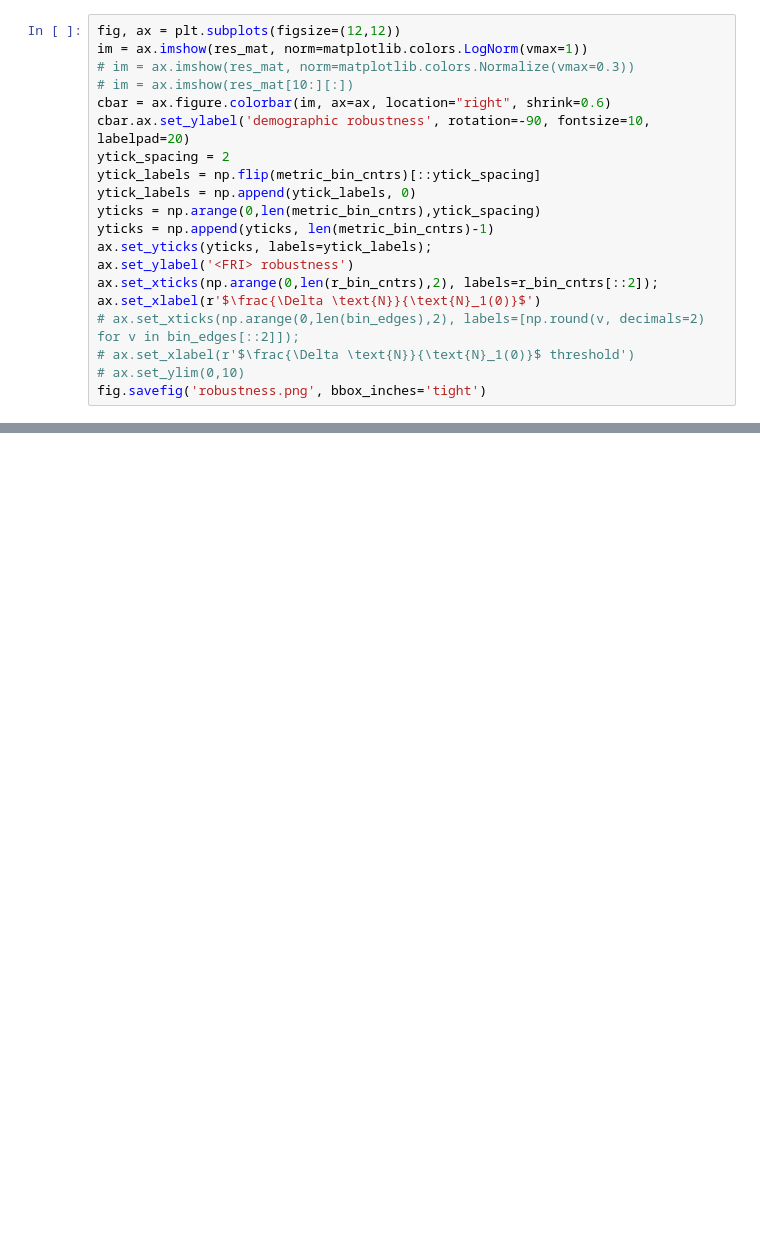
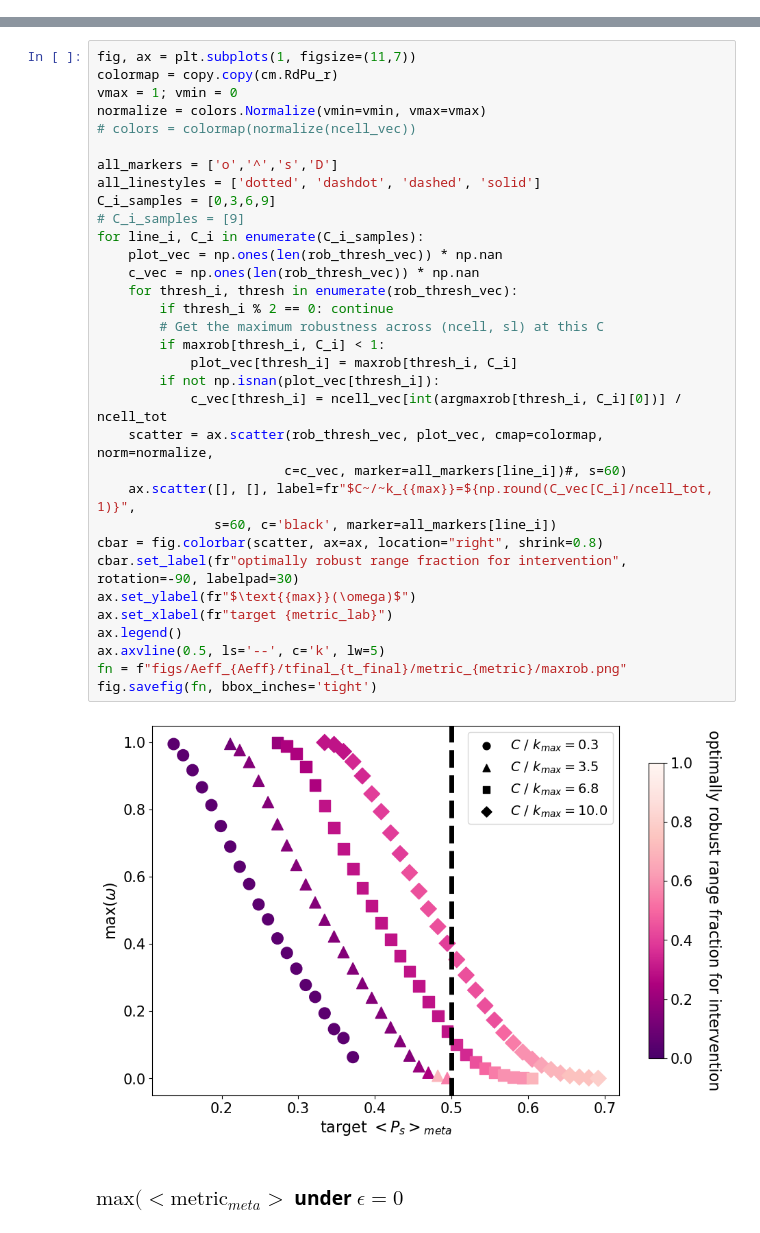
Before and after one commit to patricklawton/TecateCypress, a Jupyter notebook: sensitivity/viz.ipynb, the cells around one changed output, grey strips where cells are left out. Drawn from its saved outputs; the diff is of its cells as text; blank space fills up the shorter version.

```diff
--- a/sensitivity/viz.ipynb
+++ b/sensitivity/viz.ipynb
@@ -3234,20 +0,0 @@ for r_bin_i, r_left in enumerate(bin_edges):
-# %%
-fig, ax = plt.subplots(figsize=(12,12))
-im = ax.imshow(res_mat, norm=matplotlib.colors.LogNorm(vmax=1))
-# im = ax.imshow(res_mat, norm=matplotlib.colors.Normalize(vmax=0.3))
-# im = ax.imshow(res_mat[10:][:])
-cbar = ax.figure.colorbar(im, ax=ax, location="right", shrink=0.6)
-cbar.ax.set_ylabel('demographic robustness', rotation=-90, fontsize=10, labelpad=20)
-ytick_spacing = 2
-ytick_labels = np.flip(metric_bin_cntrs)[::ytick_spacing]
-ytick_labels = np.append(ytick_labels, 0)
-yticks = np.arange(0,len(metric_bin_cntrs),ytick_spacing)
-yticks = np.append(yticks, len(metric_bin_cntrs)-1)
-ax.set_yticks(yticks, labels=ytick_labels);
-ax.set_ylabel('<FRI> robustness')
-ax.set_xticks(np.arange(0,len(r_bin_cntrs),2), labels=r_bin_cntrs[::2]);
-ax.set_xlabel(r'$\frac{\Delta \text{N}}{\text{N}_1(0)}$')
-# ax.set_xticks(np.arange(0,len(bin_edges),2), labels=[np.round(v, decimals=2) for v in bin_edges[::2]]);
-# ax.set_xlabel(r'$\frac{\Delta \text{N}}{\text{N}_1(0)}$ threshold')
-# ax.set_ylim(0,10)
-fig.savefig('robustness.png', bbox_inches='tight')
@@ -3253,0 +103,37 @@ fig.savefig('robustness.png', bbox_inches='tight')
+# %%
+fig, ax = plt.subplots(1, figsize=(11,7))
+colormap = copy.copy(cm.RdPu_r)
+vmax = 1; vmin = 0
+normalize = colors.Normalize(vmin=vmin, vmax=vmax)
+# colors = colormap(normalize(ncell_vec))
+
+all_markers = ['o','^','s','D']
+all_linestyles = ['dotted', 'dashdot', 'dashed', 'solid']
+C_i_samples = [0,3,6,9]
+# C_i_samples = [9]
+for line_i, C_i in enumerate(C_i_samples):
+    plot_vec = np.ones(len(rob_thresh_vec)) * np.nan
+    c_vec = np.ones(len(rob_thresh_vec)) * np.nan
+    for thresh_i, thresh in enumerate(rob_thresh_vec):
+        if thresh_i % 2 == 0: continue
+        # Get the maximum robustness across (ncell, sl) at this C
+        if maxrob[thresh_i, C_i] < 1:
+            plot_vec[thresh_i] = maxrob[thresh_i, C_i]
+        if not np.isnan(plot_vec[thresh_i]):
+            c_vec[thresh_i] = ncell_vec[int(argmaxrob[thresh_i, C_i][0])] / ncell_tot
+    scatter = ax.scatter(rob_thresh_vec, plot_vec, cmap=colormap, norm=normalize,
+                        c=c_vec, marker=all_markers[line_i])#, s=60)
+    ax.scatter([], [], label=fr"$C~/~k_{{max}}=${np.round(C_vec[C_i]/ncell_tot, 1)}",
+               s=60, c='black', marker=all_markers[line_i])
+cbar = fig.colorbar(scatter, ax=ax, location="right", shrink=0.8)
+cbar.set_label(fr"optimally robust range fraction for intervention", rotation=-90, labelpad=30)
+ax.set_ylabel(fr"$\text{{max}}(\omega)$")
+ax.set_xlabel(fr"target {metric_lab}")
+ax.legend()
+ax.axvline(0.5, ls='--', c='k', lw=5)
+fn = f"figs/Aeff_{Aeff}/tfinal_{t_final}/metric_{metric}/maxrob.png"
+fig.savefig(fn, bbox_inches='tight')
+# %% [output]
+[figure, added]
+# %% [markdown]
+### $\text{max}(<\text{metric}_{meta}>$ under $\epsilon=0$
```
Also changed, not shown: parts of 181 cells of this notebook, 13 other files.
